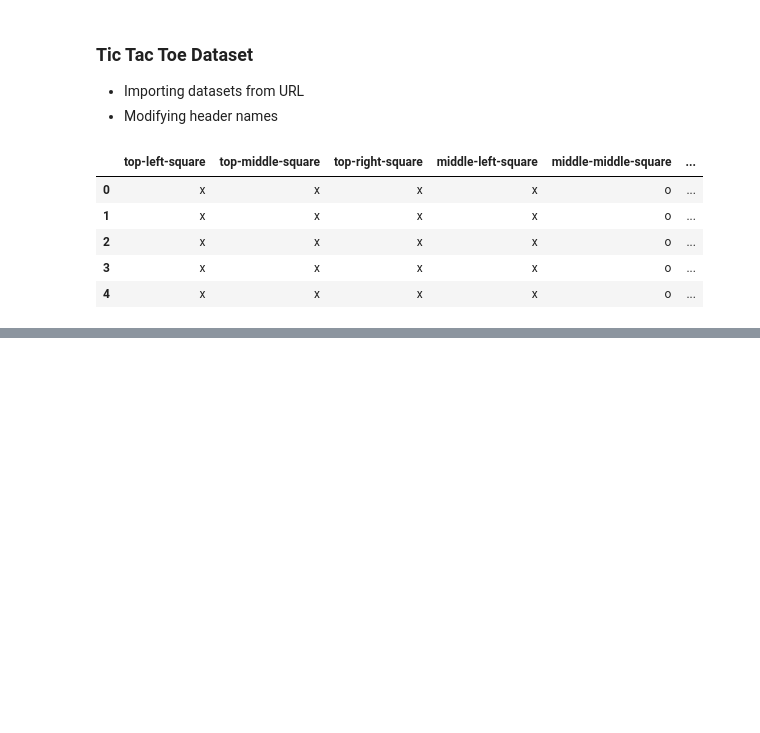
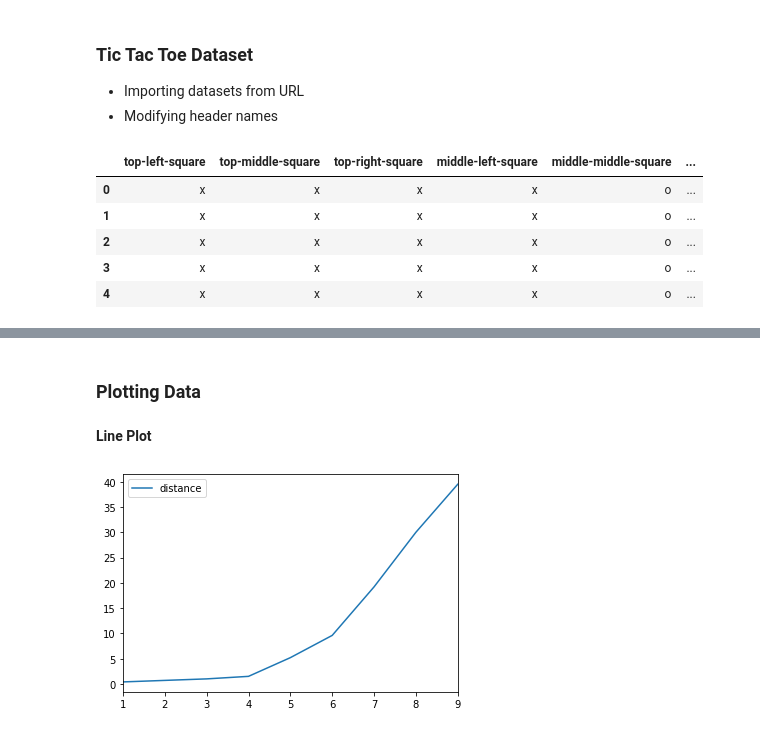
Before and after one commit to Tyler9937/Data-Science-and-Computer-Science-Fundamentals, a Jupyter notebook: Statistics Fundementals/Data Wrangling and Storytelling/Exploratory Data Analysis.ipynb, the cells around one changed output, grey strips where cells are left out. Drawn from its saved outputs; the diff is of its cells as text; code cells hidden in the pictures; blank space fills up the shorter version.

Commit message:
Pandas basic methods and plotting

```diff
--- a/Statistics Fundementals/Data Wrangling and Storytelling/Exploratory Data Analysis.ipynb
+++ b/Statistics Fundementals/Data Wrangling and Storytelling/Exploratory Data Analysis.ipynb
@@ -60,0 +272,16 @@ df.head()
+# %% [markdown]
+### Plotting Data
+# %% [markdown]
+**Line Plot**
+# %%
+# Creating a dataframe
+df = pd.DataFrame({'planets': ['Mercury', 'Venus', 'Earth',
+                               'Mars', 'Jupitor', 'Saturn',
+                               'Uranus', 'Neptune', 'Pluto'],
+                    'distance': [0.4, 0.7, 1, 1.5, 5.2, 9.6, 19.2, 30, 39.5]
+                    }, index=[1, 2, 3, 4, 5, 6, 7, 8, 9])
+
+# Plotting dataframe
+df.plot.line();
+# %% [output]
+[figure, added]
```
Also changed, not shown: parts of 41 cells of this notebook.
